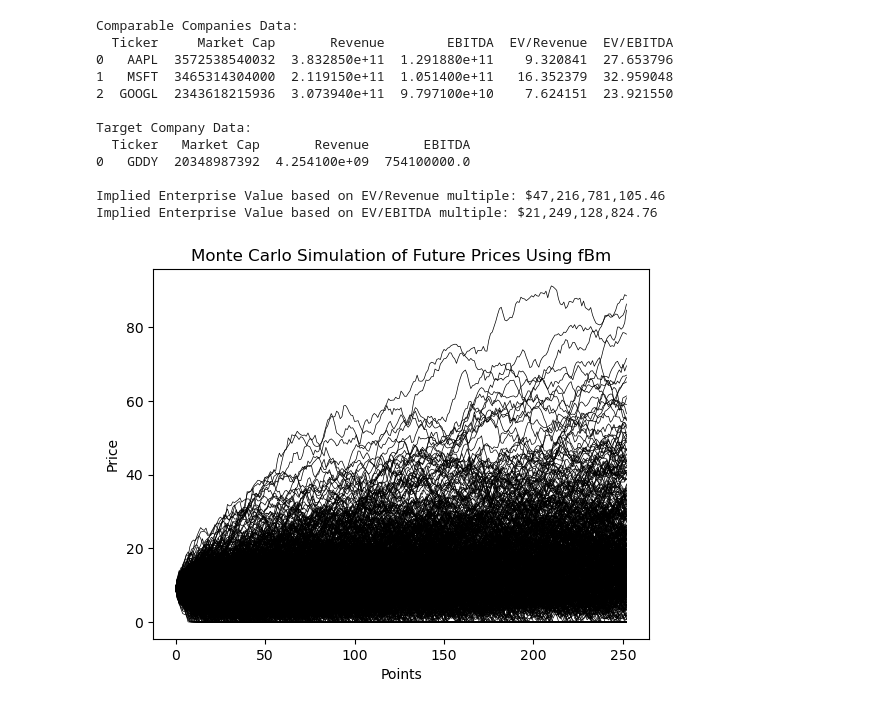
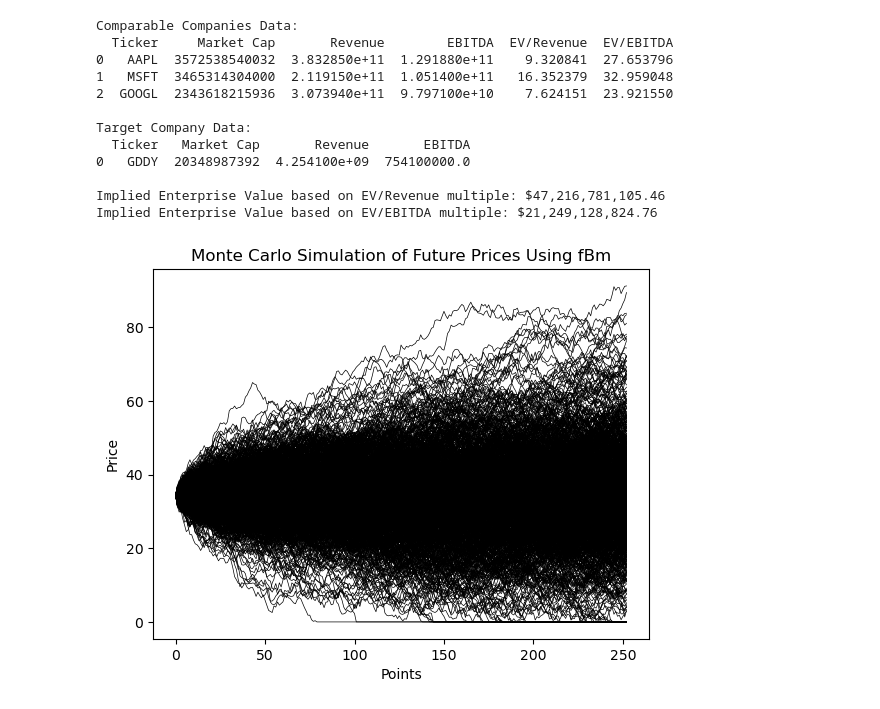
Before and after one commit to ab123-bruh/fund_temp, a Jupyter notebook: mvtest.ipynb, the cells around one changed output. Drawn from its saved outputs; the diff is of its cells as text; code cells hidden in the pictures.

```diff
--- a/mvtest.ipynb
+++ b/mvtest.ipynb
@@ -464,39 +464,39 @@ import yfinance as yf
 import numpy as np
 import pandas as pd
 
-df = yf.download('SIGA', start='2023-01-01', progress=False)
+df = yf.download('CORT', start='2020-01-01', progress=False)
 num_days = 252
 
 num_simulations = 1000
 simulation = np.zeros((num_days+1, num_simulations))
 
 start = df["Adj Close"].values.tolist()[-1]
 
 for i in range(num_simulations):
-  H = np.random.uniform(low=.332345,high=.6435543)
+  H = np.random.uniform(low=.364945849,high=.58485948)
   fgn = FractionalGaussianNoise(hurst=H,t=num_days)
   sim = fgn._sample_fractional_gaussian_noise(num_days)
   sim = sim.cumsum()
   sim = np.insert(sim, [0], 0)
 
   simulation[:, i] += sim
 
   ruin = np.where(sim < start*-1)[0].tolist()
   if len(ruin) >= 1:
     simulation[ruin[0]:,i] = start*-1
 
 simulation = pd.DataFrame(simulation) + start
 
 for i in range(num_simulations):
     plt.plot(simulation[i], lw=0.5,color="black")
 
 
 plt.title(f"Monte Carlo Simulation of Future Prices Using fBm")
 plt.xlabel("Points")
 plt.ylabel("Price")
 plt.show()
 # %% [output]
-[figure, old version]
+[figure, new version]
 # %%
 fig, ax = plt.subplots()
 
```
Also changed, not shown: parts of 4 cells of this notebook, 2 other files.
